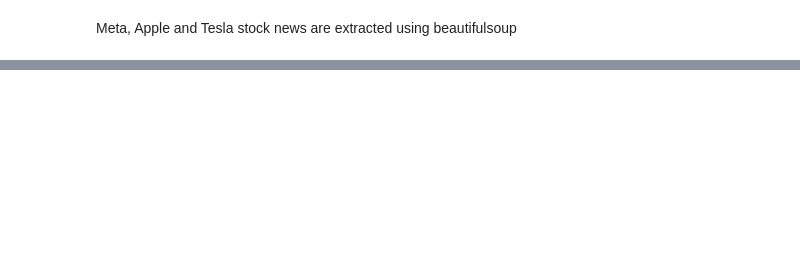
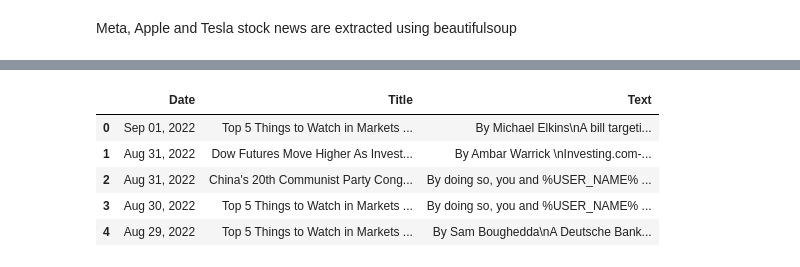
Before and after one commit to eltontay/Stock-Returns-Prediction-ML-Textual-Analysis, a Jupyter notebook: Data-Collection/Stock-News.ipynb, the cells around one changed output, grey strips where cells are left out. Drawn from its saved outputs; the diff is of its cells as text; code cells hidden in the pictures; blank space fills up the shorter version.

```diff
--- a/Data-Collection/Stock-News.ipynb
+++ b/Data-Collection/Stock-News.ipynb
@@ -134,0 +134,9 @@ KeyboardInterrupt:
+# %%
+df_tsla.head()
+# %% [output]
+|  | Date | Title | Text |
+| 0 | Sep 01, 2022 | Top 5 Things to Watch in Markets ... | By Michael Elkins\nA bill targeti... |
+| 1 | Aug 31, 2022 | Dow Futures Move Higher As Invest... | By Ambar Warrick \nInvesting.com-... |
+| 2 | Aug 31, 2022 | China's 20th Communist Party Cong... | By doing so, you and %USER_NAME% ... |
+| 3 | Aug 30, 2022 | Top 5 Things to Watch in Markets ... | By doing so, you and %USER_NAME% ... |
+| 4 | Aug 29, 2022 | Top 5 Things to Watch in Markets ... | By Sam Boughedda\nA Deutsche Bank... |
```
Also changed, not shown: parts of 6 cells of this notebook.
